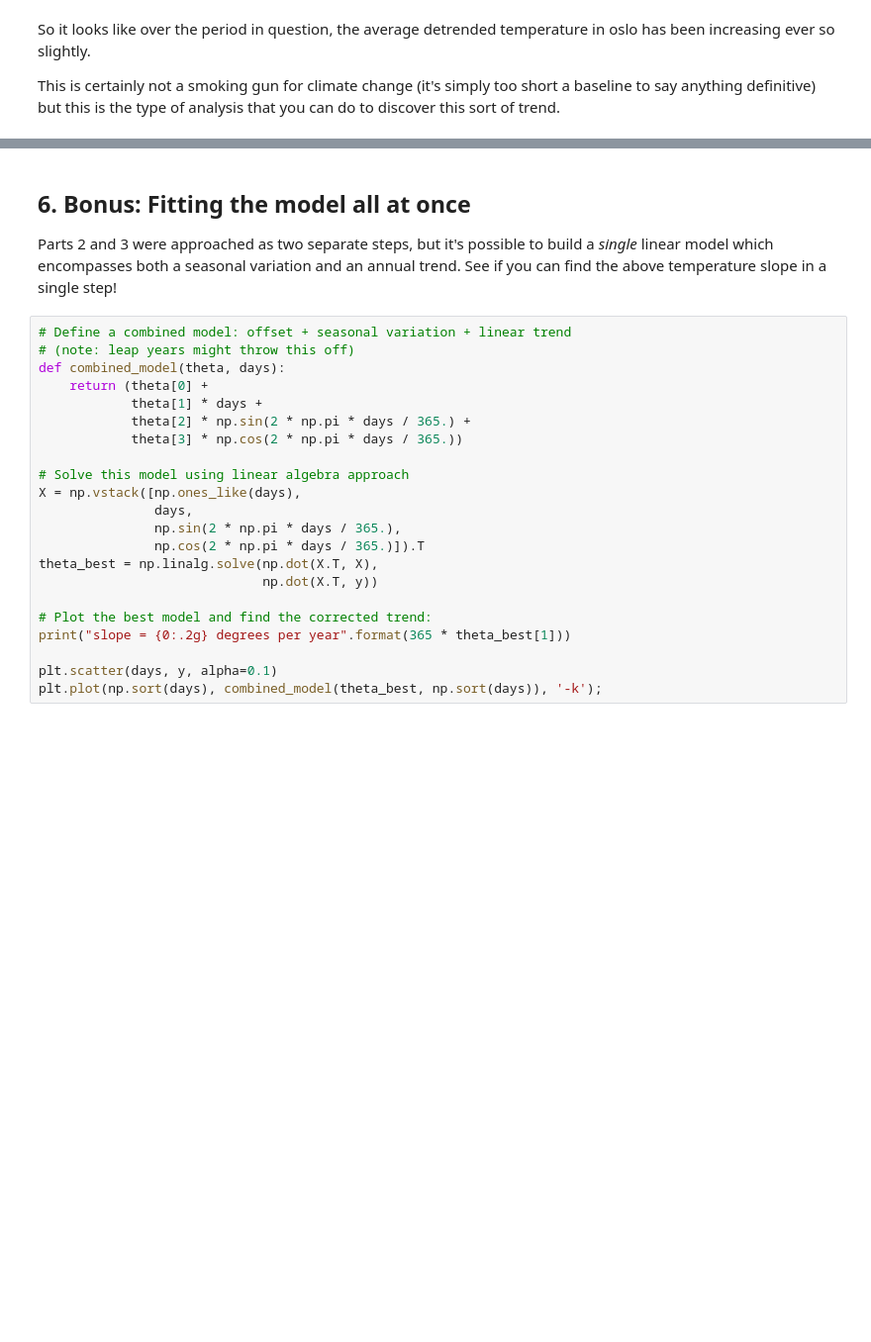
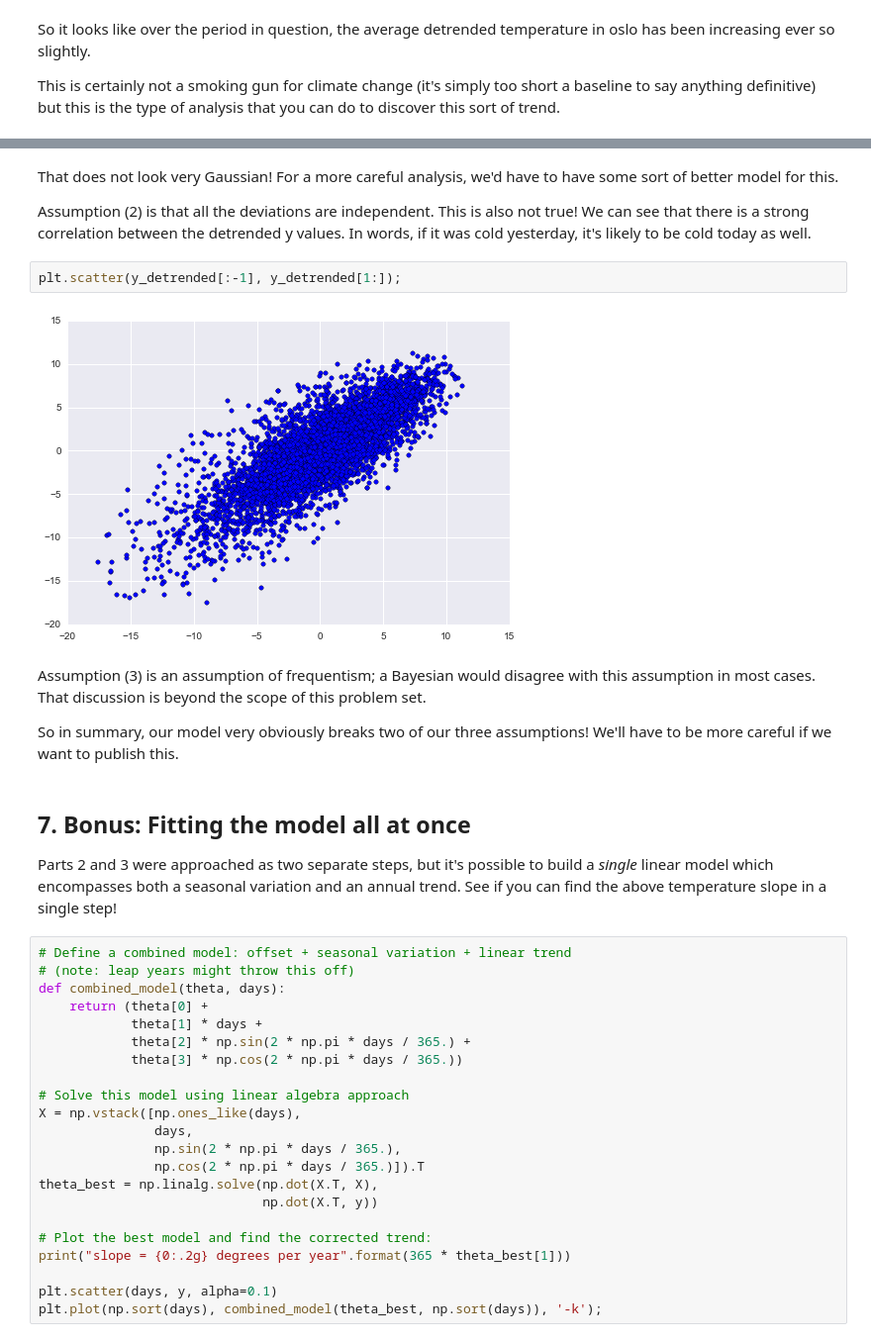
Before and after one commit to jakevdp/OsloWorkshop2014, a Jupyter notebook: notebooks/solutions/Solution-02.2.ipynb, the cells around one changed output, grey strips where cells are left out. Shown at 99% size. Drawn from its saved outputs; the diff is of its cells as text; blank space fills up the shorter version.

Commit message:
add discussion to 2.2

```diff
--- a/notebooks/solutions/Solution-02.2.ipynb
+++ b/notebooks/solutions/Solution-02.2.ipynb
@@ -254,5 +270,17 @@ This is certainly not a smoking gun for climate change (it's simply too short a
+# %% [markdown]
+That does not look very Gaussian! For a more careful analysis, we'd have to have some sort of better model for this.
+
+Assumption (2) is that all the deviations are independent. This is also not true! We can see that there is a strong correlation between the detrended y values. In words, if it was cold yesterday, it's likely to be cold today as well.
+# %%
+plt.scatter(y_detrended[:-1], y_detrended[1:]);
+# %% [output]
+[figure, added]
+# %% [markdown]
+Assumption (3) is an assumption of frequentism; a Bayesian would disagree with this assumption in most cases. That discussion is beyond the scope of this problem set.
+
+So in summary, our model very obviously breaks two of our three assumptions! We'll have to be more careful if we want to publish this.
 # %% [markdown]
-## 6. Bonus: Fitting the model all at once
+## 7. Bonus: Fitting the model all at once
 
 Parts 2 and 3 were approached as two separate steps, but it's possible to build a *single* linear model which encompasses both a seasonal variation and an annual trend. See if you can find the above temperature slope in a single step!
 # %%
```
Also changed, not shown: parts of 3 cells of this notebook, 1 other file.
